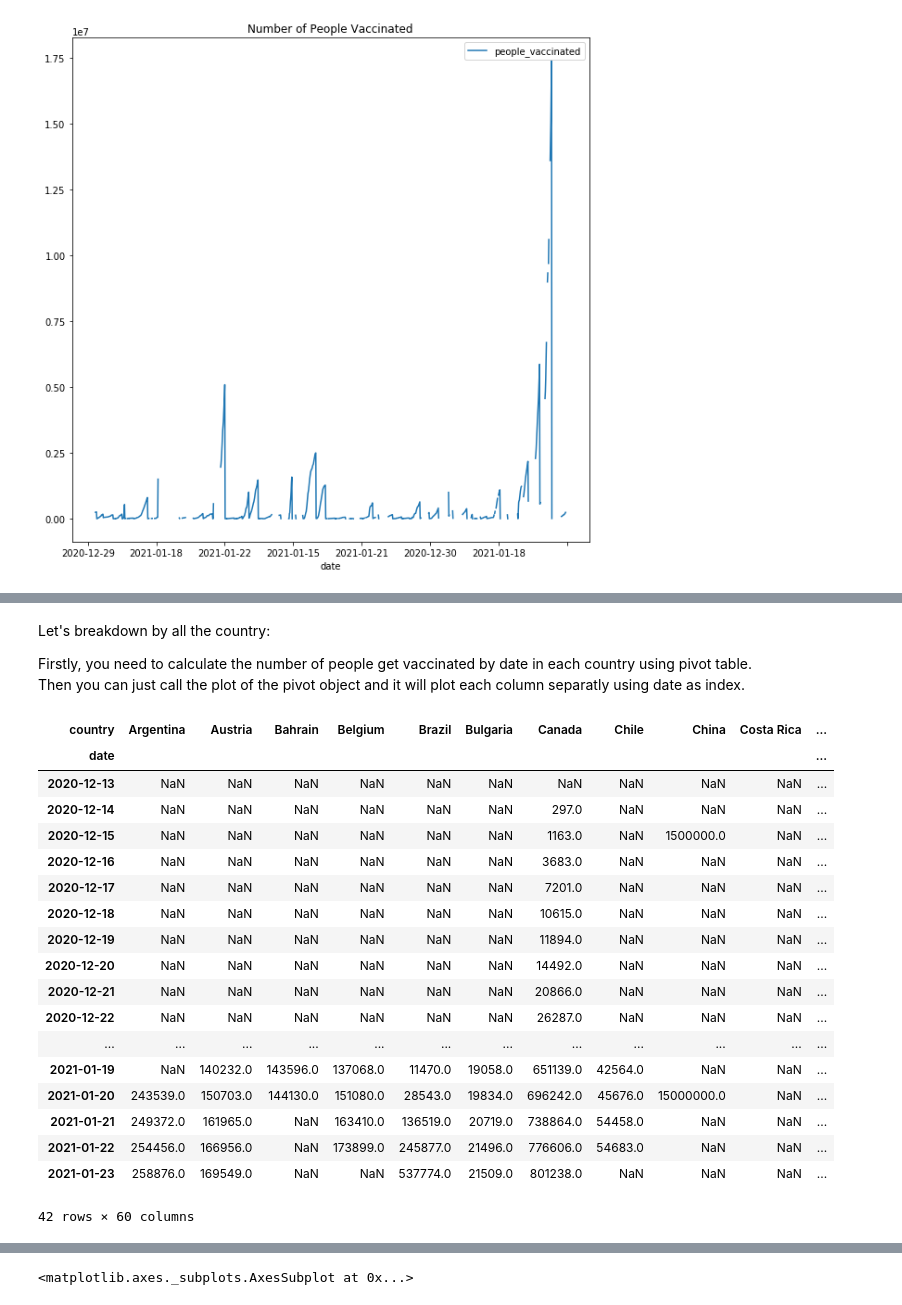
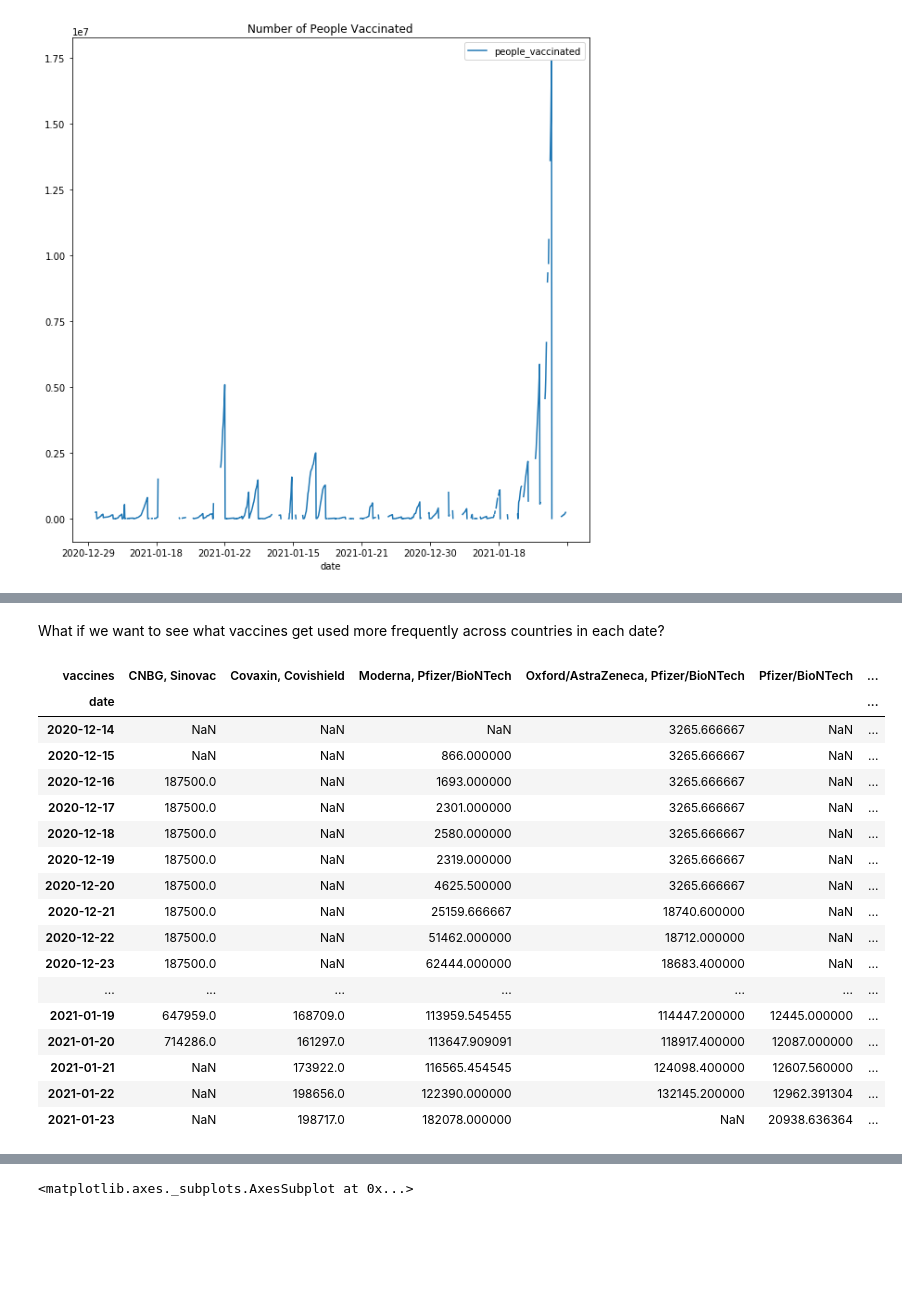
Before and after one commit to cra-international/Applications-of-Python--Pandas, a Jupyter notebook: Tutorial - Pandas Built-in Data Visualization.ipynb, the cells around one changed output, grey strips where cells are left out. Saved outputs shown, nothing was run; the diff lists cells and outputs as text; code cells hidden in the pictures; blank space fills up the shorter version.

```diff
--- a/Tutorial - Pandas Built-in Data Visualization.ipynb
+++ b/Tutorial - Pandas Built-in Data Visualization.ipynb
@@ -60,26 +54,24 @@ us_df.plot(x='date',y='people_vaccinated',title='Number of People Vaccinated in
-# %% [markdown]
-Let's breakdown by all the country:
-
-Firstly, you need to calculate the number of people get vaccinated by date in each country using pivot table. Then you can just call the plot of the pivot object and it will plot each column separatly using date as index.
+# %% [markdown]
+What if we want to see what vaccines get used more frequently across countries in each date?
 # %%
-pd.pivot_table(df, values='people_vaccinated', columns='country', index='date')
+daily_vaccinations_vaccines=pd.pivot_table(df, values='daily_vaccinations',index='date',columns='vaccines')
+daily_vaccinations_vaccines
 # %% [output]
-| country | Argentina | Austria | Bahrain | Belgium | Brazil | Bulgaria | Canada | Chile | China | Costa Rica | ... |
-| date |  |  |  |  |  |  |  |  |  |  | ... |
-| 2020-12-13 | NaN | NaN | NaN | NaN | NaN | NaN | NaN | NaN | NaN | NaN | ... |
-| 2020-12-14 | NaN | NaN | NaN | NaN | NaN | NaN | 297.0 | NaN | NaN | NaN | ... |
-| 2020-12-15 | NaN | NaN | NaN | NaN | NaN | NaN | 1163.0 | NaN | 1500000.0 | NaN | ... |
-| 2020-12-16 | NaN | NaN | NaN | NaN | NaN | NaN | 3683.0 | NaN | NaN | NaN | ... |
-| 2020-12-17 | NaN | NaN | NaN | NaN | NaN | NaN | 7201.0 | NaN | NaN | NaN | ... |
-| 2020-12-18 | NaN | NaN | NaN | NaN | NaN | NaN | 10615.0 | NaN | NaN | NaN | ... |
-| 2020-12-19 | NaN | NaN | NaN | NaN | NaN | NaN | 11894.0 | NaN | NaN | NaN | ... |
-| 2020-12-20 | NaN | NaN | NaN | NaN | NaN | NaN | 14492.0 | NaN | NaN | NaN | ... |
-| 2020-12-21 | NaN | NaN | NaN | NaN | NaN | NaN | 20866.0 | NaN | NaN | NaN | ... |
-| 2020-12-22 | NaN | NaN | NaN | NaN | NaN | NaN | 26287.0 | NaN | NaN | NaN | ... |
-| ... | ... | ... | ... | ... | ... | ... | ... | ... | ... | ... | ... |
-| 2021-01-19 | NaN | 140232.0 | 143596.0 | 137068.0 | 11470.0 | 19058.0 | 651139.0 | 42564.0 | NaN | NaN | ... |
-| 2021-01-20 | 243539.0 | 150703.0 | 144130.0 | 151080.0 | 28543.0 | 19834.0 | 696242.0 | 45676.0 | 15000000.0 | NaN | ... |
-| 2021-01-21 | 249372.0 | 161965.0 | NaN | 163410.0 | 136519.0 | 20719.0 | 738864.0 | 54458.0 | NaN | NaN | ... |
-| 2021-01-22 | 254456.0 | 166956.0 | NaN | 173899.0 | 245877.0 | 21496.0 | 776606.0 | 54683.0 | NaN | NaN | ... |
-| 2021-01-23 | 258876.0 | 169549.0 | NaN | NaN | 537774.0 | 21509.0 | 801238.0 | NaN | NaN | NaN | ... |
+| vaccines | CNBG, Sinovac | Covaxin, Covishield | Moderna, Pfizer/BioNTech | Oxford/AstraZeneca, Pfizer/BioNTech | Pfizer/BioNTech | ... |
+| date |  |  |  |  |  | ... |
+| 2020-12-14 | NaN | NaN | NaN | 3265.666667 | NaN | ... |
+| 2020-12-15 | NaN | NaN | 866.000000 | 3265.666667 | NaN | ... |
+| 2020-12-16 | 187500.0 | NaN | 1693.000000 | 3265.666667 | NaN | ... |
+| 2020-12-17 | 187500.0 | NaN | 2301.000000 | 3265.666667 | NaN | ... |
+| 2020-12-18 | 187500.0 | NaN | 2580.000000 | 3265.666667 | NaN | ... |
+| 2020-12-19 | 187500.0 | NaN | 2319.000000 | 3265.666667 | NaN | ... |
+| 2020-12-20 | 187500.0 | NaN | 4625.500000 | 3265.666667 | NaN | ... |
+| 2020-12-21 | 187500.0 | NaN | 25159.666667 | 18740.600000 | NaN | ... |
+| 2020-12-22 | 187500.0 | NaN | 51462.000000 | 18712.000000 | NaN | ... |
+| 2020-12-23 | 187500.0 | NaN | 62444.000000 | 18683.400000 | NaN | ... |
+| ... | ... | ... | ... | ... | ... | ... |
+| 2021-01-19 | 647959.0 | 168709.0 | 113959.545455 | 114447.200000 | 12445.000000 | ... |
+| 2021-01-20 | 714286.0 | 161297.0 | 113647.909091 | 118917.400000 | 12087.000000 | ... |
+| 2021-01-21 | NaN | 173922.0 | 116565.454545 | 124098.400000 | 12607.560000 | ... |
+| 2021-01-22 | NaN | 198656.0 | 122390.000000 | 132145.200000 | 12962.391304 | ... |
+| 2021-01-23 | NaN | 198717.0 | 182078.000000 | NaN | 20938.636364 | ... |
-42 rows × 60 columns
```
Also changed, not shown: parts of 15 cells of this notebook, 1 other file.
